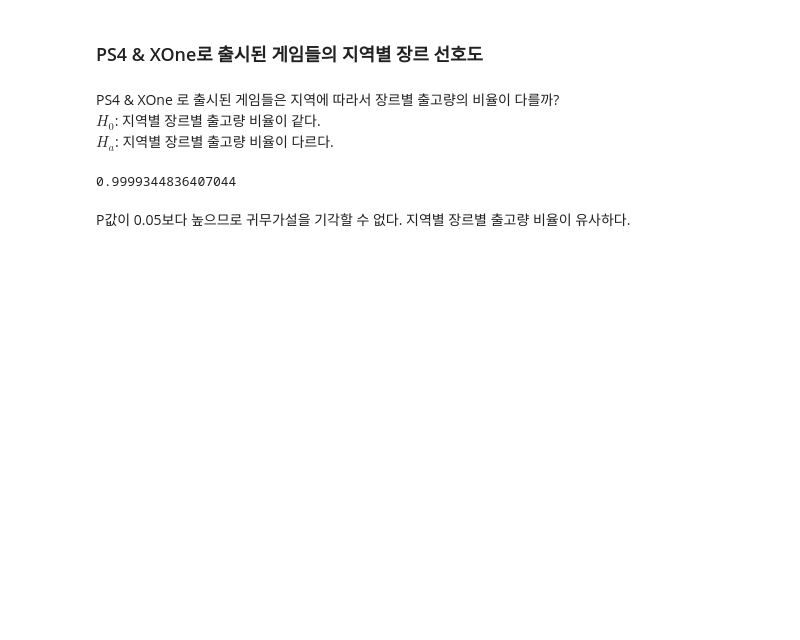
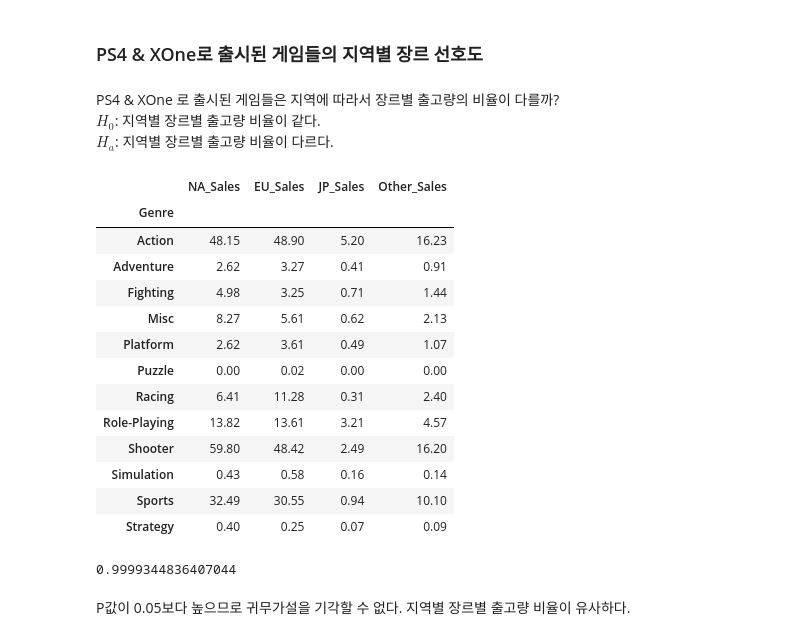
Before and after one commit to SYKIM5396/New_Game_Design, a Jupyter notebook: project1.ipynb, the cells around one changed output. Saved outputs shown, nothing was run; the diff lists cells and outputs as text; code cells hidden in the pictures; blank space fills up the shorter version.

```diff
--- a/project1.ipynb
+++ b/project1.ipynb
@@ -719,15 +719,29 @@ $H_0$: 지역별 장르별 출고량 비율이 같다.
 $H_a$: 지역별 장르별 출고량 비율이 다르다.
 # %%
 #PS4 & XOne 지역별 판매량 그룹바이 데이터
-df_genre_5 = df_5.groupby(by=['Genre'],as_index=False).sum()
-df_genre_5.drop(["Year"],axis=1,inplace=True)
-
-# 가설검증을 위해 카이제곱 독립성 검정 검정 진행
-df_Test_5 = df_genre_5.set_index("Genre").drop("Total_sales",axis=1)
-chi2_val, p, dof, expected = chi2_contingency(df_Test_5)
-p
+df_genre_5 = df_5.groupby(by=['Genre']).sum().drop(["Year","Total_sales"],axis=1)
+df_genre_5
 # %% [output]
-0.9999344836407044
+|  | NA_Sales | EU_Sales | JP_Sales | Other_Sales |
+| Genre |  |  |  |  |
+| Action | 48.15 | 48.90 | 5.20 | 16.23 |
+| Adventure | 2.62 | 3.27 | 0.41 | 0.91 |
+| Fighting | 4.98 | 3.25 | 0.71 | 1.44 |
+| Misc | 8.27 | 5.61 | 0.62 | 2.13 |
+| Platform | 2.62 | 3.61 | 0.49 | 1.07 |
+| Puzzle | 0.00 | 0.02 | 0.00 | 0.00 |
+| Racing | 6.41 | 11.28 | 0.31 | 2.40 |
+| Role-Playing | 13.82 | 13.61 | 3.21 | 4.57 |
+| Shooter | 59.80 | 48.42 | 2.49 | 16.20 |
+| Simulation | 0.43 | 0.58 | 0.16 | 0.14 |
+| Sports | 32.49 | 30.55 | 0.94 | 10.10 |
+| Strategy | 0.40 | 0.25 | 0.07 | 0.09 |
+# %%
+# 가설검증을 위해 카이제곱 독립성 검정 검정 진행
+chi2_val, p, dof, expected = chi2_contingency(df_genre_5)
+p
+# %% [output]
+0.9999344836407044
 # %% [markdown]
 P값이 0.05보다 높으므로 귀무가설을 기각할 수 없다.
 지역별 장르별 출고량 비율이 유사하다.
```
Also changed, not shown: parts of 2 cells of this notebook.
